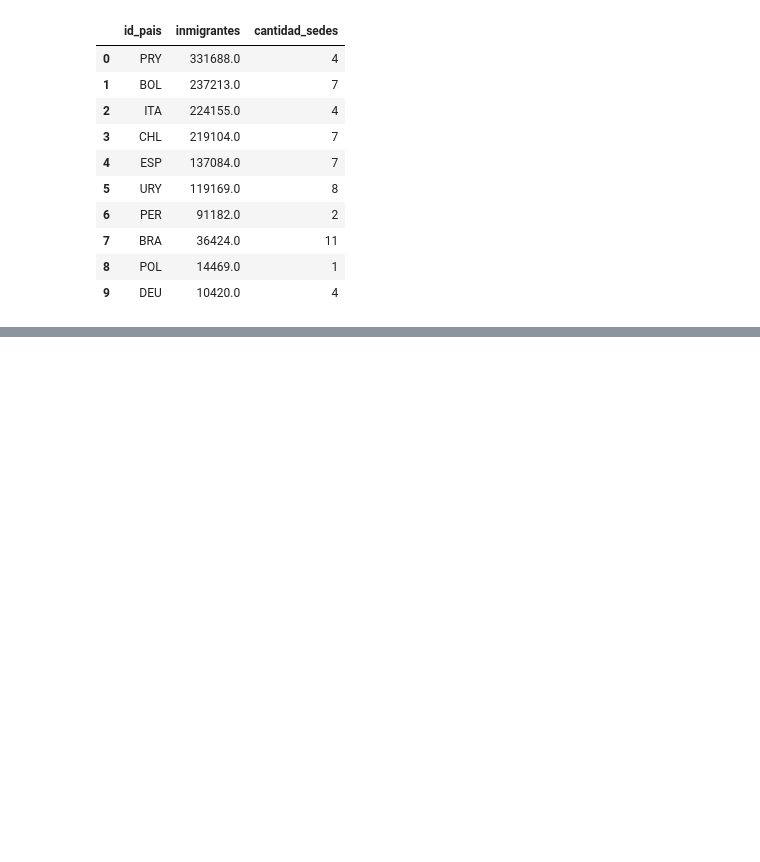
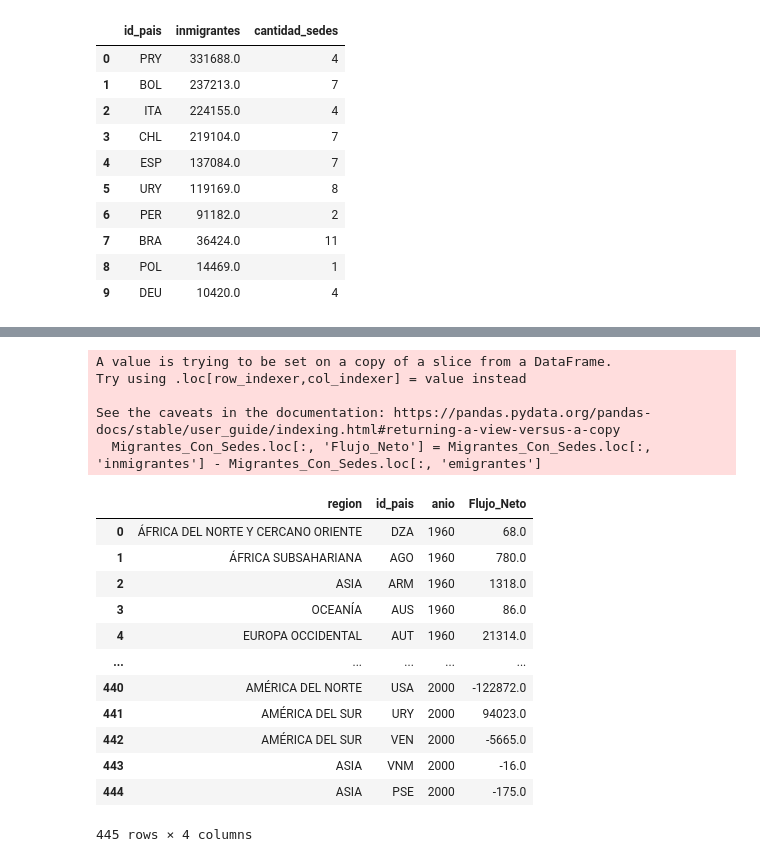
Before and after one commit to Rogoyin/Laboratorio-de-datos, a Jupyter notebook: Práctico 1/Visualizacion.ipynb, the cells around one changed output, grey strips where cells are left out. Saved outputs shown, nothing was run; the diff lists cells and outputs as text; code cells hidden in the pictures; blank space fills up the shorter version.

```diff
--- a/Práctico 1/Visualizacion.ipynb
+++ b/Práctico 1/Visualizacion.ipynb
@@ -190,0 +194,35 @@ plt.show()
+# %%
+Migrantes_Con_Sedes.loc[:, 'Flujo_Neto'] = Migrantes_Con_Sedes.loc[:, 'inmigrantes'] - Migrantes_Con_Sedes.loc[:, 'emigrantes']
+
+Migrantes_Con_Sedes = Migrantes_Con_Sedes.merge(Paises, how='left', left_on='id_pais', right_on='id')
+Migrantes_Con_Sedes = Migrantes_Con_Sedes.merge(Regiones, how='left', left_on='id_region', right_on='id')
+
+Migrantes_Con_Sedes = Migrantes_Con_Sedes[['nombre_y', 'id_pais', 'anio', 'Flujo_Neto']]
+
+#Migrantes_Con_Sedes = Migrantes_Con_Sedes.groupby('nombre_y', as_index=False)['Flujo_Neto'].mean()
+
+Migrantes_Con_Sedes.rename(columns={'nombre_y': 'region'
+                                    #, 'Flujo_Neto': 'Promedio_Flujo_Neto'
+                                    }
+                                    , inplace=True)
+
+Migrantes_Con_Sedes
+# %% [output]
+A value is trying to be set on a copy of a slice from a DataFrame.
+Try using .loc[row_indexer,col_indexer] = value instead
+
+See the caveats in the documentation: https://pandas.pydata.org/pandas-docs/stable/user_guide/indexing.html#returning-a-view-versus-a-copy
+  Migrantes_Con_Sedes.loc[:, 'Flujo_Neto'] = Migrantes_Con_Sedes.loc[:, 'inmigrantes'] - Migrantes_Con_Sedes.loc[:, 'emigrantes']
+|  | region | id_pais | anio | Flujo_Neto |
+| 0 | ÁFRICA DEL NORTE Y CERCANO ORIENTE | DZA | 1960 | 68.0 |
+| 1 | ÁFRICA SUBSAHARIANA | AGO | 1960 | 780.0 |
+| 2 | ASIA | ARM | 1960 | 1318.0 |
+| 3 | OCEANÍA | AUS | 1960 | 86.0 |
+| 4 | EUROPA OCCIDENTAL | AUT | 1960 | 21314.0 |
+| ... | ... | ... | ... | ... |
+| 440 | AMÉRICA DEL NORTE | USA | 2000 | -122872.0 |
+| 441 | AMÉRICA DEL SUR | URY | 2000 | 94023.0 |
+| 442 | AMÉRICA DEL SUR | VEN | 2000 | -5665.0 |
+| 443 | ASIA | VNM | 2000 | -16.0 |
+| 444 | ASIA | PSE | 2000 | -175.0 |
+445 rows × 4 columns
```
Also changed, not shown: parts of 13 cells of this notebook, 3 other files.
